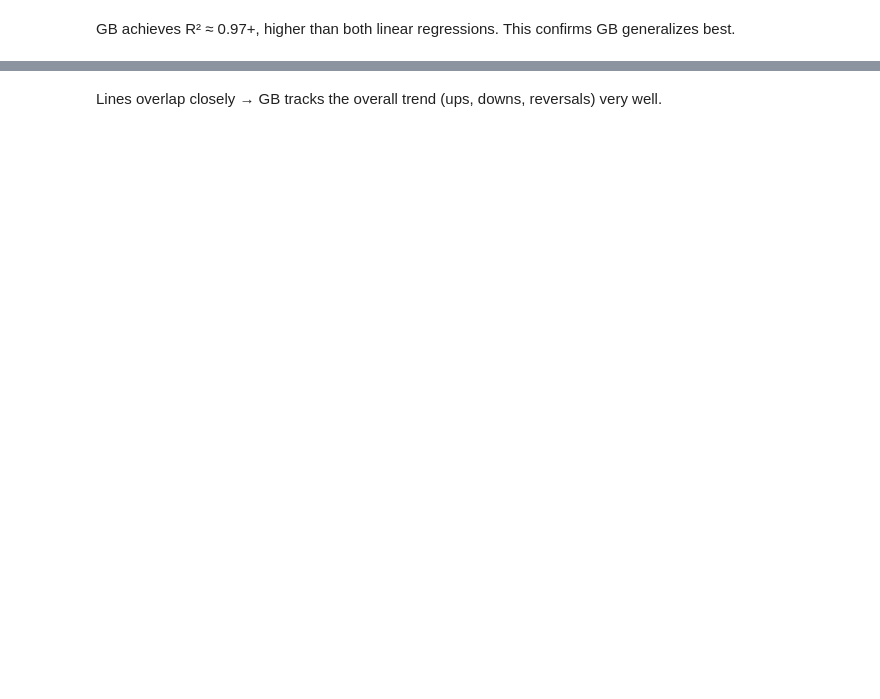
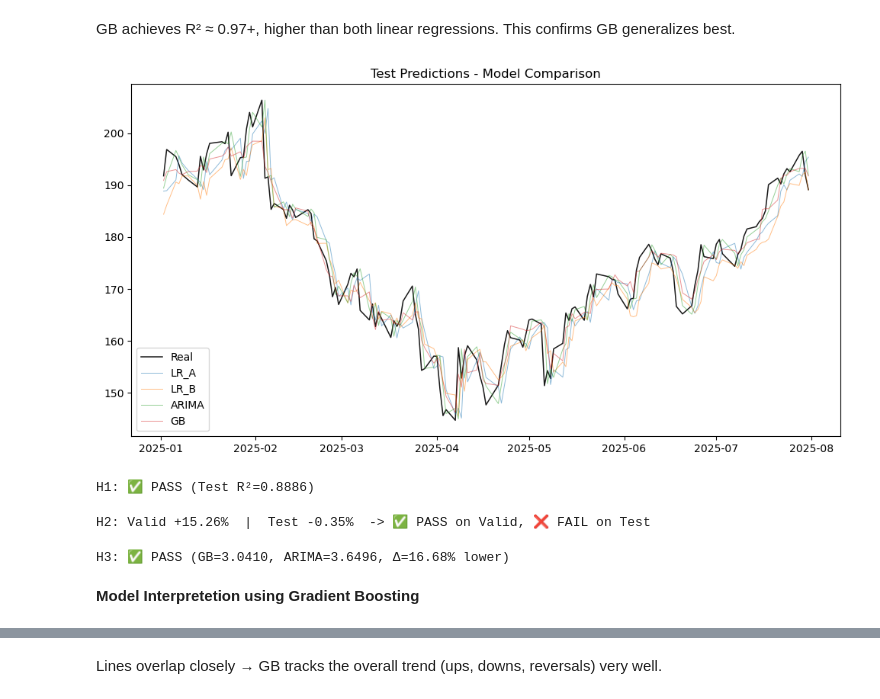
Before and after one commit to bruno-sassi/data_analytics_MSc, a Jupyter notebook: Projects/CaseStudy3/CaseProject/mlr_&_gradientboosting.ipynb, the cells around one changed output, grey strips where cells are left out. Cells and saved outputs as stored; diff of their text form; code cells hidden in the pictures; blank space fills up the shorter version.

```diff
--- a/Projects/CaseStudy3/CaseProject/mlr_&_gradientboosting.ipynb
+++ b/Projects/CaseStudy3/CaseProject/mlr_&_gradientboosting.ipynb
@@ -255,5 +461,44 @@ plt.show()
 # %% [markdown]
 GB achieves R² ≈ 0.97+, higher than both linear regressions. This confirms GB generalizes best.
+# %%
+plt.figure(figsize=(12,6))
+plt.plot(dates[test_idx], y[test_idx], label="Real", lw=1.1, alpha=0.9, color="black")
+plt.plot(dates[test_idx], pipe_lr_A.predict(X_A[test_idx]), label="LR_A", lw=0.7, alpha=0.5)
+plt.plot(dates[test_idx], pipe_lr_B.predict(X_B[test_idx]), label="LR_B", lw=0.7, alpha=0.5)
+plt.plot(dates[test_idx], arima_test_pred, label="ARIMA", lw=0.7, alpha=0.5)
+plt.plot(dates[test_idx], best_gb.predict(X_B[test_idx]), label="GB", lw=0.7,  alpha=0.5)
+plt.title("Test Predictions - Model Comparison")
+plt.legend()
+plt.show()
+# %% [output]
+[figure, added]
+# %%
+# H1: R² ≥ 0.70 for lag-only model (Test)
+r2_h1 = results_df.loc[results_df.Model=="LR_A (lags) - Test","R2"].iloc[0]
+print("H1:", "✅ PASS" if r2_h1 >= 0.70 else "❌ FAIL", f"(Test R²={r2_h1:.4f})")
+# %% [output]
+H1: ✅ PASS (Test R²=0.8886)
+# %%
+# H2: ≥5% RMSE reduction when adding tech indicators (Model B vs A)
+rmse_A_v = results_df.loc[results_df.Model=="LR_A (lags) - Valid","RMSE"].iloc[0]
+rmse_B_v = results_df.loc[results_df.Model=="LR_B (lags+tech) - Valid","RMSE"].iloc[0]
+rmse_A_t = results_df.loc[results_df.Model=="LR_A (lags) - Test","RMSE"].iloc[0]
+rmse_B_t = results_df.loc[results_df.Model=="LR_B (lags+tech) - Test","RMSE"].iloc[0]
+imp_v = (rmse_A_v - rmse_B_v) / rmse_A_v * 100
+imp_t = (rmse_A_t - rmse_B_t) / rmse_A_t * 100
+print(f"H2: Valid +{imp_v:.2f}%  |  Test {imp_t:+.2f}%  ->", "✅ PASS on Valid, ❌ FAIL on Test" if imp_t < 5 else "✅ PASS")
+# %% [output]
+H2: Valid +15.26%  |  Test -0.35%  -> ✅ PASS on Valid, ❌ FAIL on Test
+# %%
+# H3: GB beats ARIMA on Test
+rmse_gb_t = results_df.loc[results_df.Model=="GB - Test","RMSE"].iloc[0]
+rmse_ar_t = results_df.loc[results_df.Model=="ARIMA - Test","RMSE"].iloc[0]
+print("H3:", "✅ PASS" if rmse_gb_t < rmse_ar_t else "❌ FAIL",
+      f"(GB={rmse_gb_t:.4f}, ARIMA={rmse_ar_t:.4f}, Δ={(rmse_ar_t - rmse_gb_t)/rmse_ar_t*100:.2f}% lower)")
+# %% [output]
+H3: ✅ PASS (GB=3.0410, ARIMA=3.6496, Δ=16.68% lower)
+# %% [markdown]
+**Model Interpretetion using Gradient Boosting**
 # %%
 y_test_true = y[test_idx]
 y_test_pred_gb = best_gb.predict(X_B[test_idx])
```
Also changed, not shown: parts of 34 cells of this notebook.
